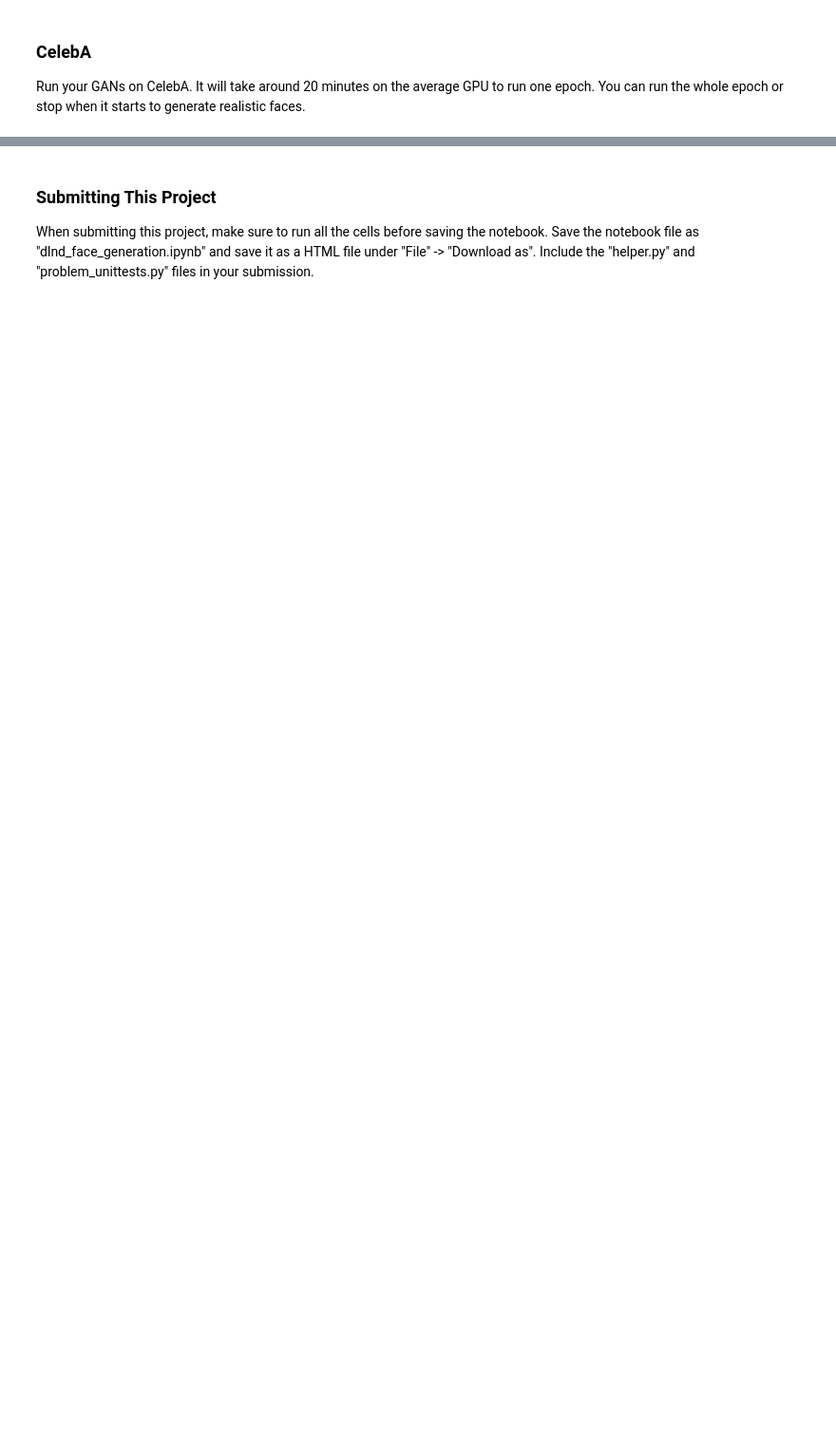
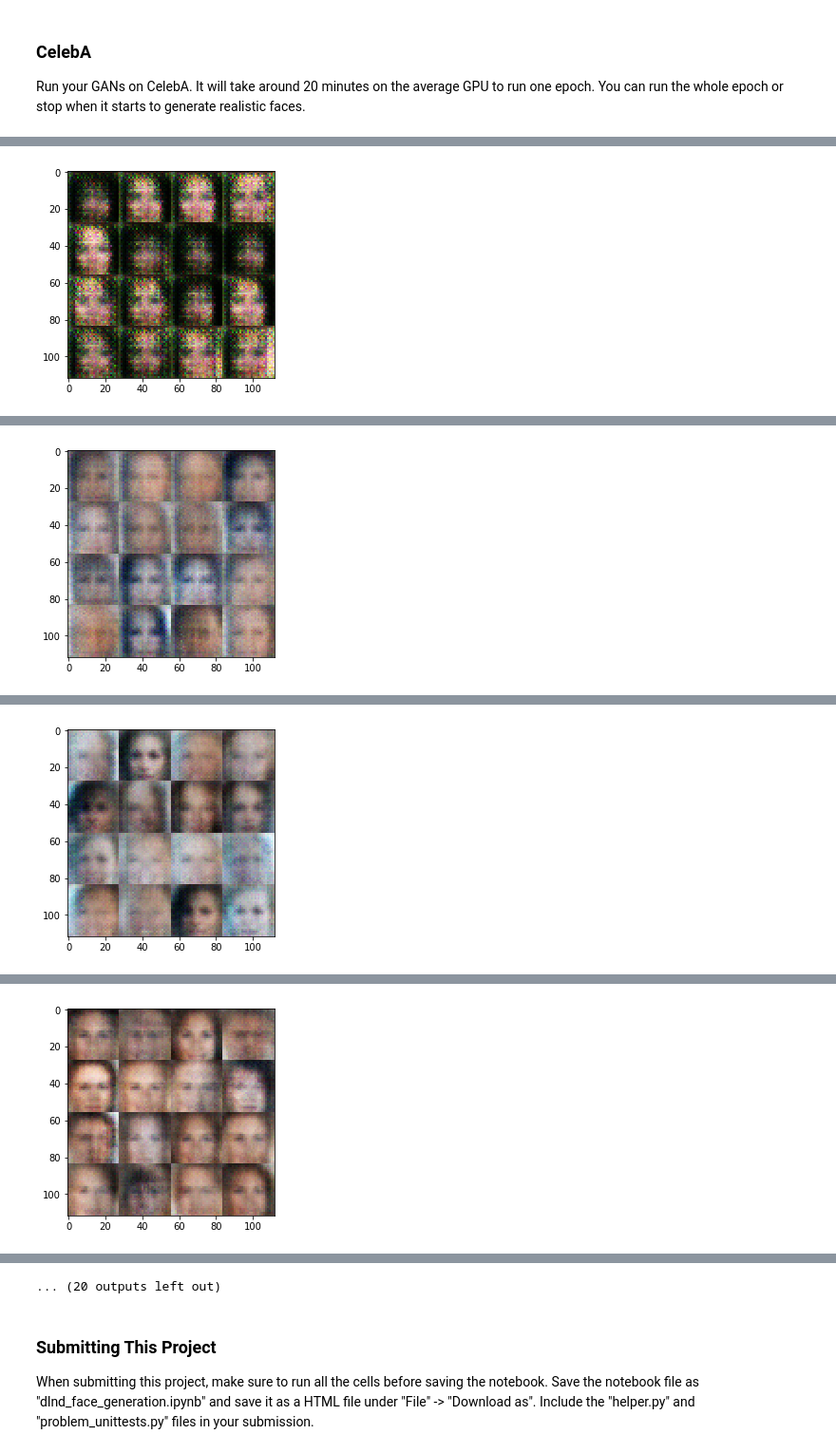
Before and after one commit to davidpham87/deep-learning, a Jupyter notebook: face_generation/dlnd_face_generation.ipynb, the cells around one changed output, grey strips where cells are left out. Shown at 95% size. Saved outputs shown, nothing was run; the diff lists cells and outputs as text; code cells hidden in the pictures; blank space fills up the shorter version.

```diff
--- a/face_generation/dlnd_face_generation.ipynb
+++ b/face_generation/dlnd_face_generation.ipynb
@@ -487,7 +503,7 @@ Run your GANs on CelebA.  It will take around 20 minutes on the average GPU to r
 # %%
 batch_size = 64
 z_dim = 100
-learning_rate = 0.0002
+learning_rate = 0.0001
 beta1 = 0.5
 
 
@@ -507,0 +525 @@ Caused by op 'discriminator/batch_normalization/keras_learning_phase', defined a
+[figure, added]
@@ -507,0 +531 @@ Caused by op 'discriminator/batch_normalization/keras_learning_phase', defined a
+[figure, added]
@@ -507,0 +537 @@ Caused by op 'discriminator/batch_normalization/keras_learning_phase', defined a
+[figure, added]
@@ -507,0 +543 @@ Caused by op 'discriminator/batch_normalization/keras_learning_phase', defined a
+[figure, added]
@@ -508,3 +556,4 @@ Caused by op 'discriminator/batch_normalization/keras_learning_phase', defined a
+... (20 outputs left out)
 # %% [markdown]
 ### Submitting This Project
 When submitting this project, make sure to run all the cells before saving the notebook. Save the notebook file as "dlnd_face_generation.ipynb" and save it as a HTML file under "File" -> "Download as". Include the "helper.py" and "problem_unittests.py" files in your submission.
```
Also changed, not shown: parts of 7 cells of this notebook, 4 other files.
